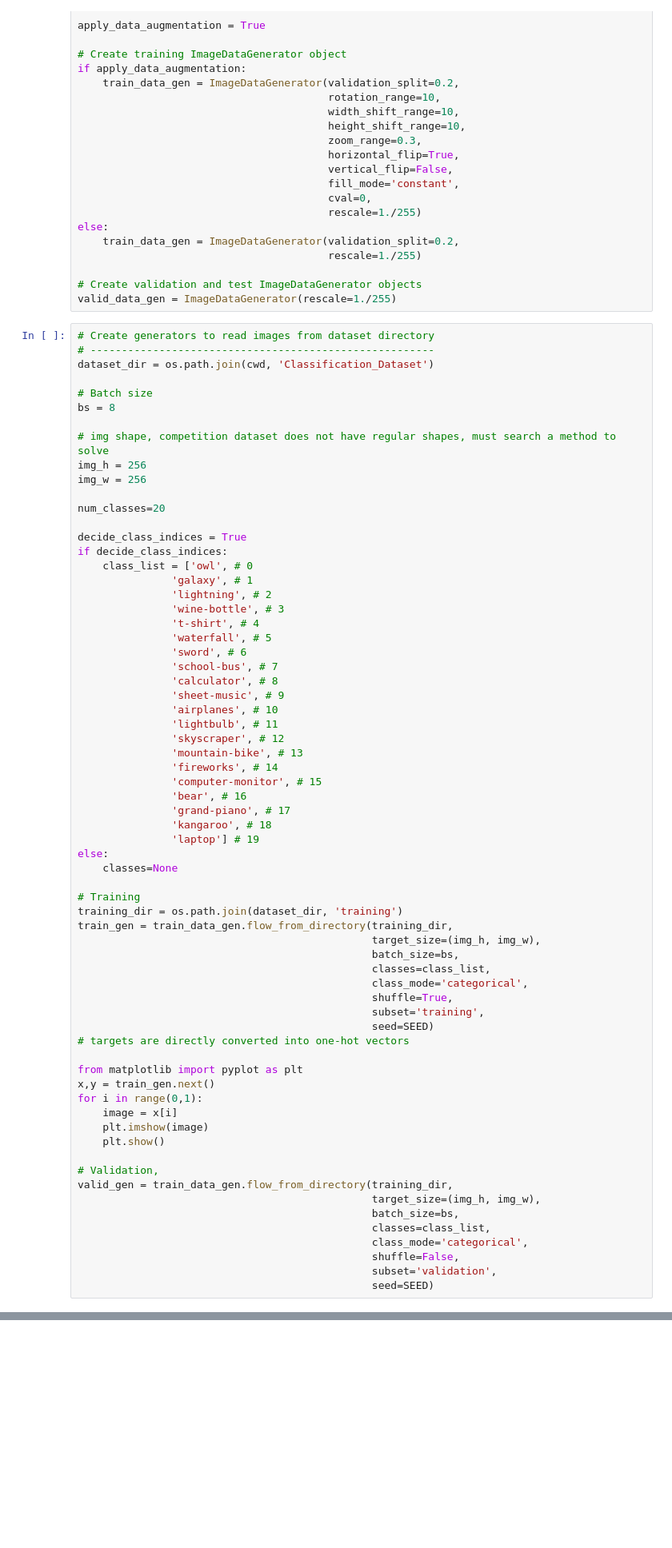
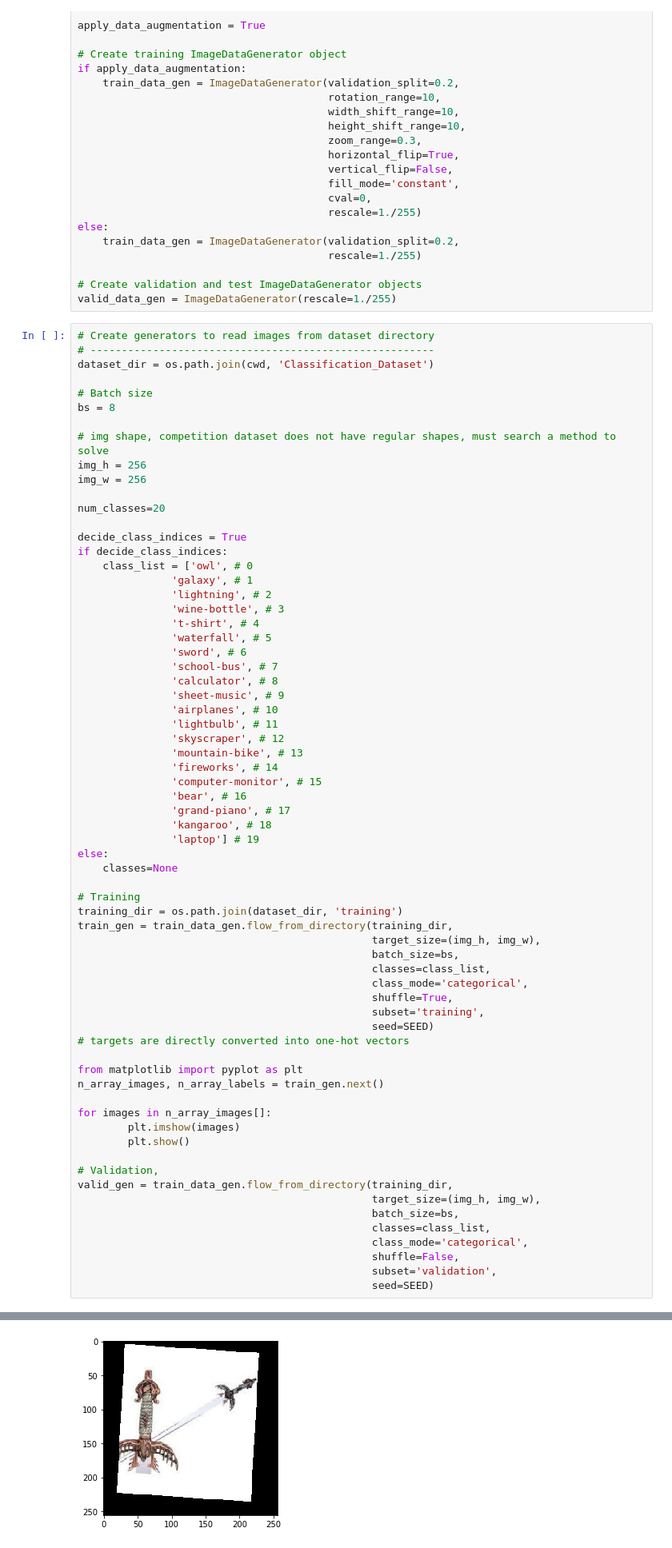
Before and after one commit to francescocorda/anndl, a Jupyter notebook: image-classification/image-classification.ipynb, the cells around one changed output, grey strips where cells are left out. Shown at 80% size. Saved outputs shown, nothing was run; the diff lists cells and outputs as text; blank space fills up the shorter version.

Commit message:
Update image-classification.ipynb
Improved image showing

```diff
--- a/image-classification/image-classification.ipynb
+++ b/image-classification/image-classification.ipynb
@@ -105,11 +105,11 @@ train_gen = train_data_gen.flow_from_directory(training_dir,
 # targets are directly converted into one-hot vectors
 
 from matplotlib import pyplot as plt
-x,y = train_gen.next()
-for i in range(0,1):
-    image = x[i]
-    plt.imshow(image)
-    plt.show()
+n_array_images, n_array_labels = train_gen.next()
+
+for images in n_array_images[]:
+        plt.imshow(images)
+        plt.show()
 
 # Validation,
 valid_gen = train_data_gen.flow_from_directory(training_dir,
@@ -120,3 +120,4 @@ valid_gen = train_data_gen.flow_from_directory(training_dir,
                                                shuffle=False,
                                                subset='validation',
                                                seed=SEED)
+# %% [output]
@@ -122,0 +126 @@ valid_gen = train_data_gen.flow_from_directory(training_dir,
+[figure, added]
```
Also changed, not shown: parts of 1 cell of this notebook.
